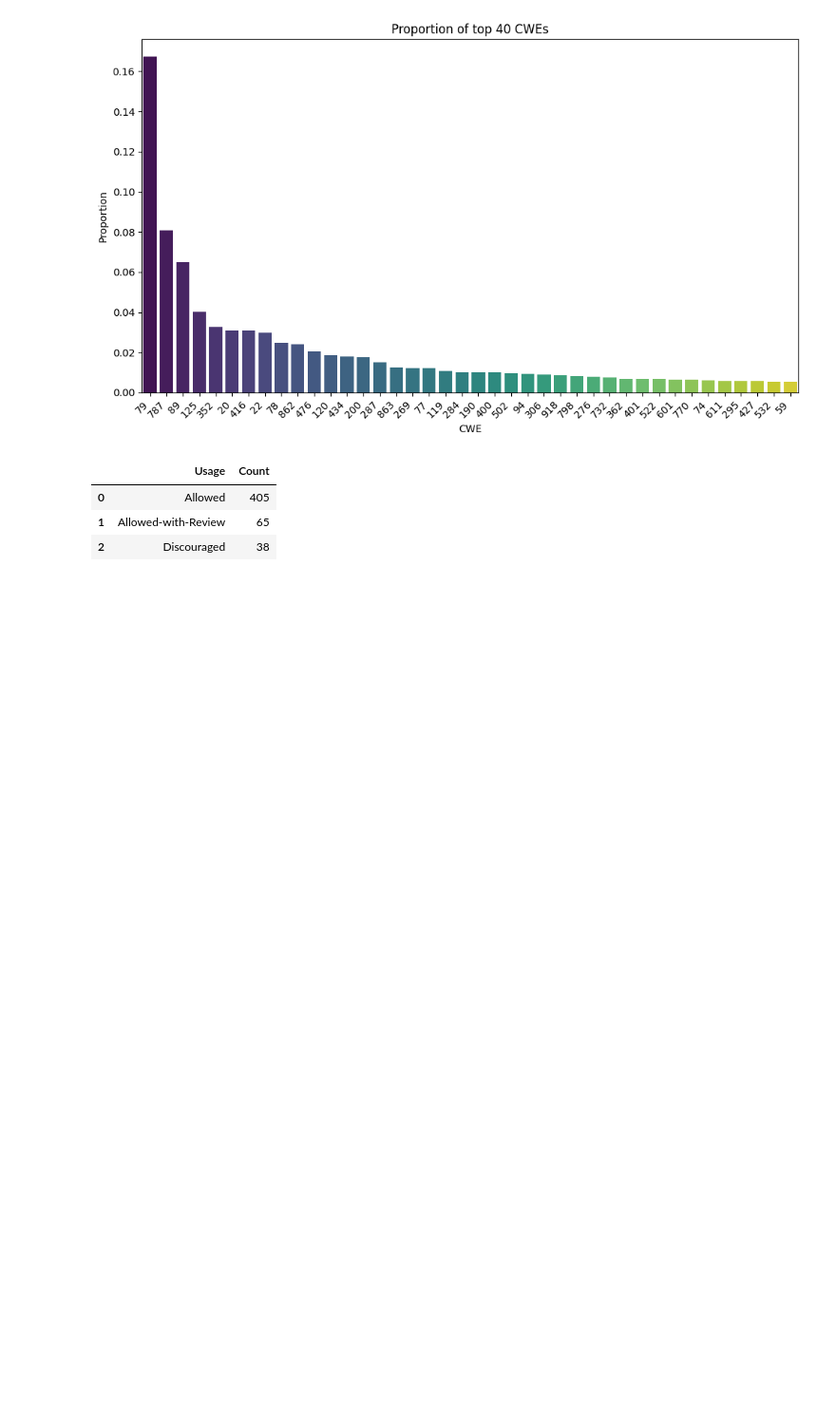
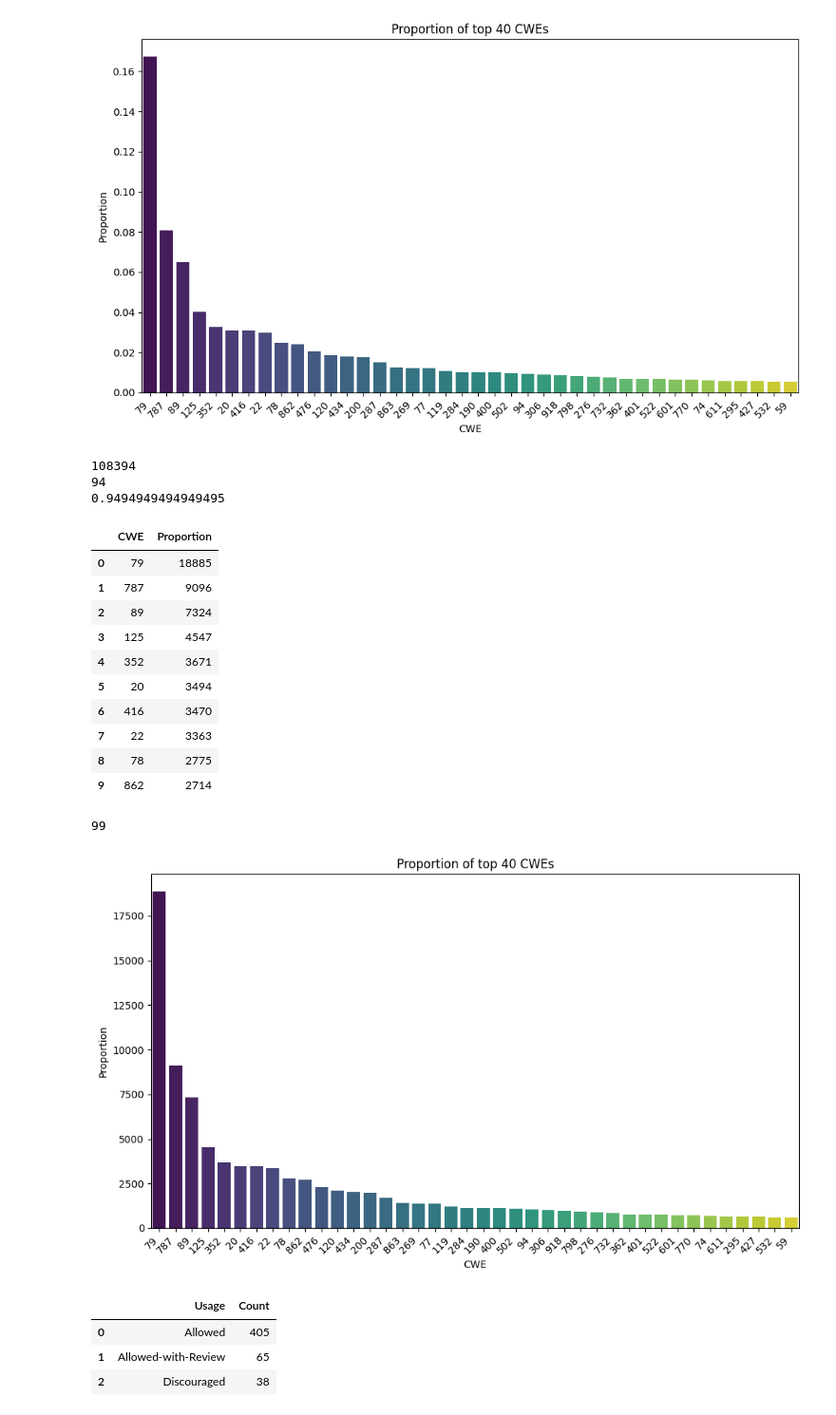
Before and after one commit to Eathus/Thesis-Edvin, a Jupyter notebook: daniele_pipeline/02-references_pipeline.ipynb, the cells around one changed output. Shown: that part at 95% size. Cells and saved outputs as stored; diff of their text form; code cells hidden in the pictures; blank space fills up the shorter version.

```diff
--- a/daniele_pipeline/02-references_pipeline.ipynb
+++ b/daniele_pipeline/02-references_pipeline.ipynb
@@ -282,6 +282,58 @@ plt.show()
 | 9 | 862 | 0.024069 |
 508
 [figure]
+# %%
+import seaborn as sns
+import matplotlib.pyplot as plt
+
+k = 40
+data = (
+    df[df["primary_cwe"].apply(lambda x: x != None)]["primary_cwe"]
+    .value_counts(normalize=False)
+)
+data_df = data.reset_index()
+data_df.columns = ["CWE", "Proportion"]
+data_df = data_df[data_df['Proportion'] > 30]
+print(sum(data_df['Proportion']))
+
+len(data_df['CWE'].value_counts())
+usage_dict_1003 = pd.Series(
+    cwe_1003_df.MappingNotes_Usage.values, index=cwe_1003_df.ID
+).to_dict()
+in_1003 = len(data_df[data_df['CWE'].isin(usage_dict_1003)])
+print(in_1003)
+print(in_1003/len(data_df))
+
+display(data_df.head(10))
+print(len(data_df['CWE']))
+# Plotting
+plt.figure(figsize=(10, 6))
+sns.barplot(x="CWE", y="Proportion", hue="CWE", data=data_df.head(k), palette="viridis")
+
+# Add labels and title
+plt.xticks(rotation=45, ha="right")
+plt.title(f"Proportion of top {k} CWEs")
+
+# Show the plot
+plt.tight_layout()
+plt.show()
+# %% [output]
+108394
+94
+0.9494949494949495
+|  | CWE | Proportion |
+| 0 | 79 | 18885 |
+| 1 | 787 | 9096 |
+| 2 | 89 | 7324 |
+| 3 | 125 | 4547 |
+| 4 | 352 | 3671 |
+| 5 | 20 | 3494 |
+| 6 | 416 | 3470 |
+| 7 | 22 | 3363 |
+| 8 | 78 | 2775 |
+| 9 | 862 | 2714 |
+99
+[figure, added]
 # %%
 cwes = df[df["primary_cwe"].apply(lambda x: x != None)]["primary_cwe"].value_counts()
 df_plot = cwe_1000_df[cwe_1000_df["ID"].isin(cwes.index)]
```
Also changed, not shown: 6 other files.
